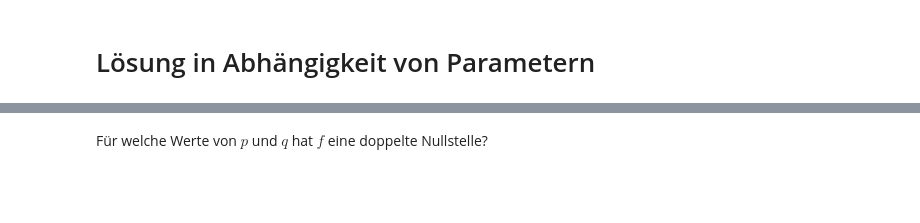
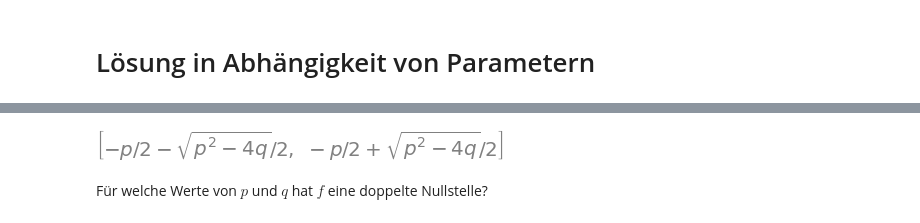
Before and after one commit to Ruediger-Braun/compana20, a Jupyter notebook: Lektion04.ipynb, the cells around one changed output, grey strips where cells are left out. Drawn from its saved outputs; the diff is of its cells as text; code cells hidden in the pictures; blank space fills up the shorter version.

```diff
--- a/Lektion04.ipynb
+++ b/Lektion04.ipynb
@@ -230,5 +377,7 @@ solve(glg)
 # %%
-solve(glg, x)
+solve(glg, {x})
+# %% [output]
+[figure, added]
 # %% [markdown]
 Für welche Werte von $p$ und $q$ hat $f$ eine doppelte Nullstelle?
 # %%
```
Also changed, not shown: parts of 54 cells of this notebook.
